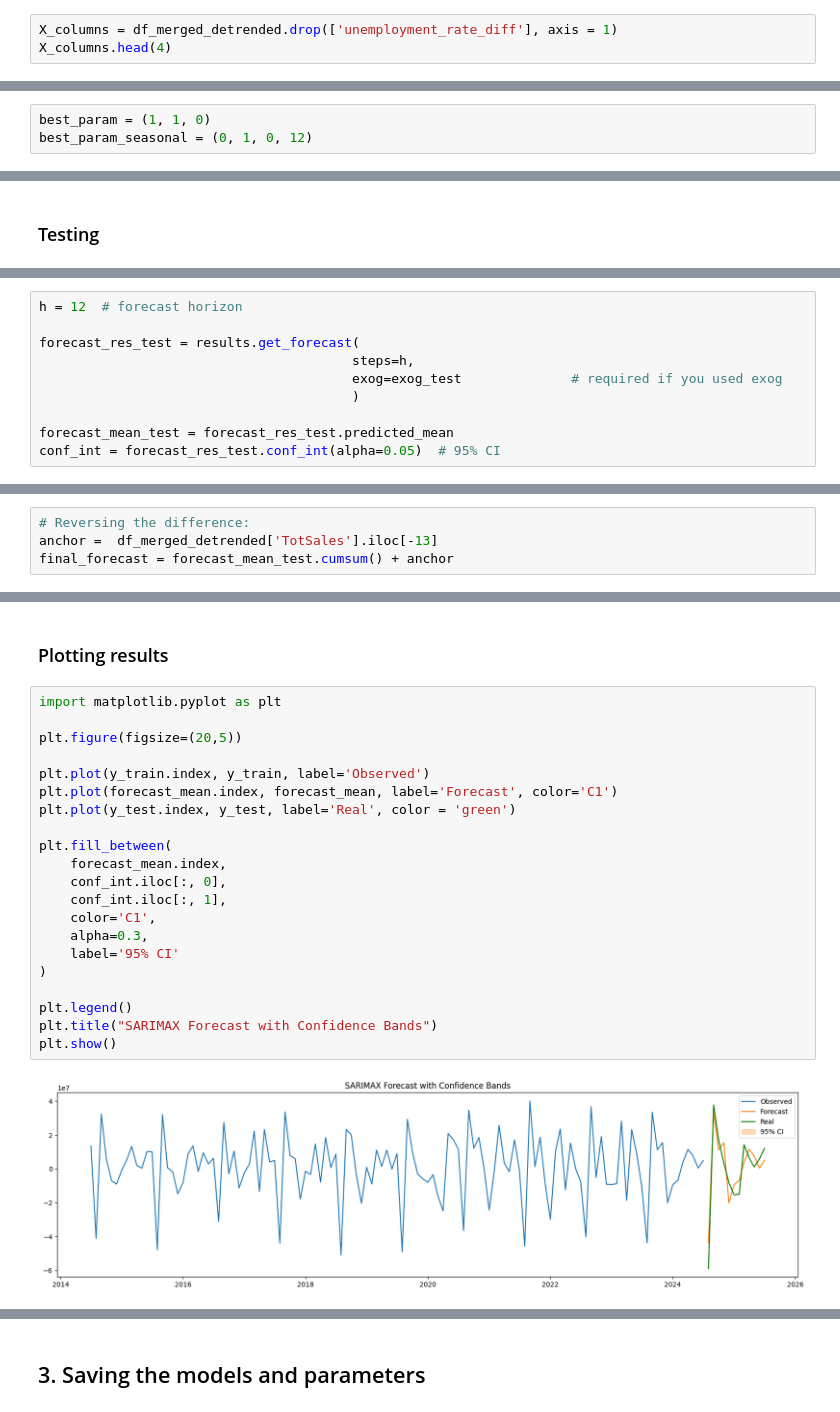
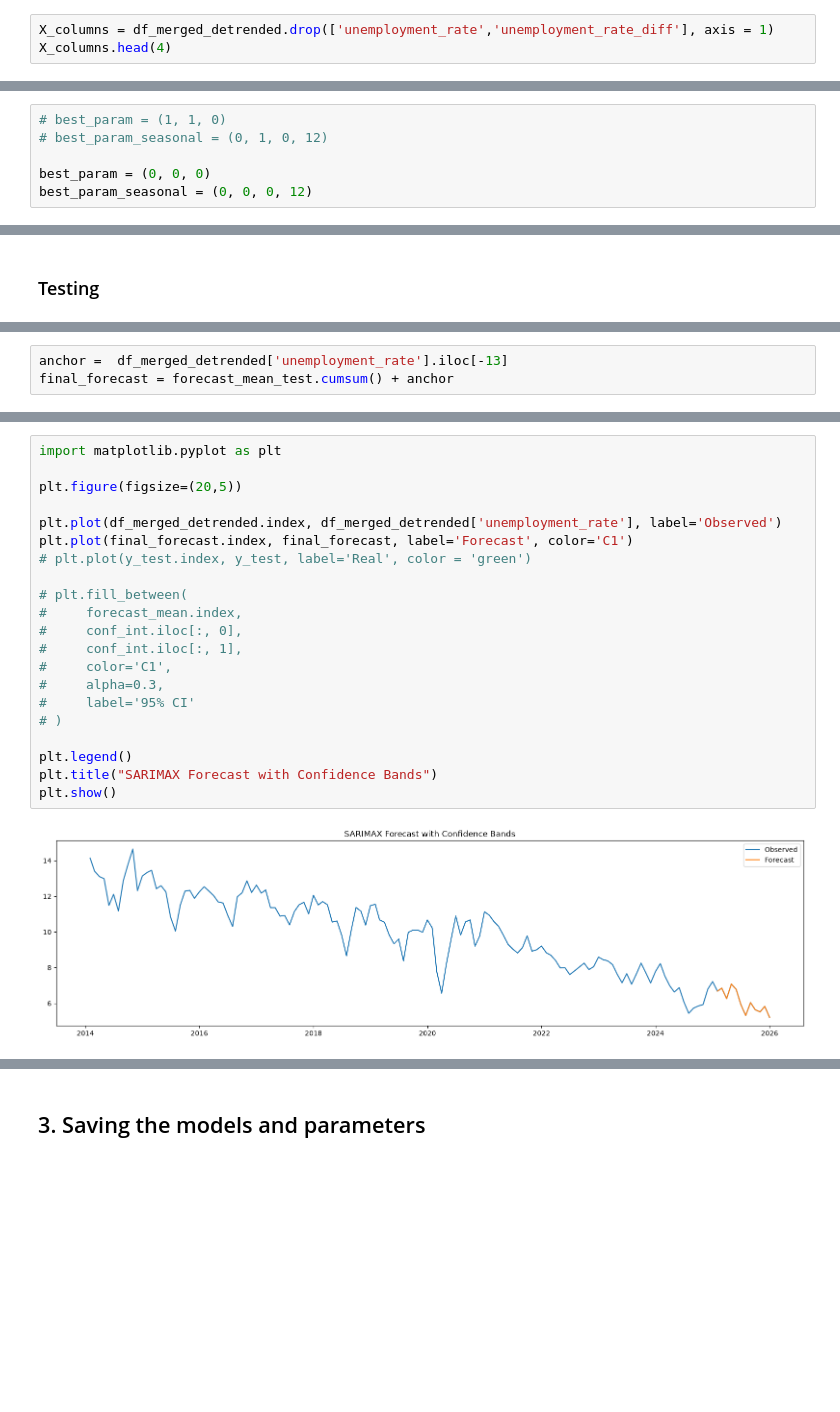
Before and after one commit to Francisscus/Employment_rate_predictor, a Jupyter notebook: 003_SARIMAX_baseline.ipynb, the cells around one changed output, grey strips where cells are left out. Drawn from its saved outputs; the diff is of its cells as text; blank space fills up the shorter version.

Commit message:
tryin a train-val-test wrkflow

```diff
--- a/003_SARIMAX_baseline.ipynb
+++ b/003_SARIMAX_baseline.ipynb
@@ -72,6 +62,6 @@ df_merged_detrended = df_merged_detrended[[ 'date','year', 'month',
                                             'unemployment_rate_diff'
                                             ]]
 # %%
-X_columns = df_merged_detrended.drop(['unemployment_rate_diff'], axis = 1)
+X_columns = df_merged_detrended.drop(['unemployment_rate','unemployment_rate_diff'], axis = 1)
 X_columns.head(4)
 # %% [output]
@@ -185,8 +159,11 @@ ARIMA(0, 0, 0)x(0, 0, 0, 12)12 - AIC:-2627.6847068049206
 # %% [markdown]
 ## 2. Model: SARIMAX
 # %%
-best_param = (1, 1, 0)
-best_param_seasonal = (0, 1, 0, 12)
+# best_param = (1, 1, 0)
+# best_param_seasonal = (0, 1, 0, 12)
+
+best_param = (0, 0, 0)
+best_param_seasonal = (0, 0, 0, 12)
 # %%
 model = SARIMAX(y_train,
                 exog=exog_train,
@@ -264,10 +329,0 @@ Name: TotSales_diff, dtype: float64
-# %%
-h = 12  # forecast horizon
-
-forecast_res_test = results.get_forecast(
-                                        steps=h,
-                                        exog=exog_test              # required if you used exog
-                                        )
-
-forecast_mean_test = forecast_res_test.predicted_mean
-conf_int = forecast_res_test.conf_int(alpha=0.05)  # 95% CI
@@ -276,4 +371,3 @@ y_original = df_merged_detrended['TotSales'].iloc[-13]
 # %%
-# Reversing the difference:
-anchor =  df_merged_detrended['TotSales'].iloc[-13]
+anchor =  df_merged_detrended['unemployment_rate'].iloc[-13]
 final_forecast = forecast_mean_test.cumsum() + anchor
@@ -374,25 +424,23 @@ MAPE test : 1.0104525622615528e-14
-# %% [markdown]
-### Plotting results
 # %%
 import matplotlib.pyplot as plt
 
 plt.figure(figsize=(20,5))
 
-plt.plot(y_train.index, y_train, label='Observed')
-plt.plot(forecast_mean.index, forecast_mean, label='Forecast', color='C1')
-plt.plot(y_test.index, y_test, label='Real', color = 'green')
+plt.plot(df_merged_detrended.index, df_merged_detrended['unemployment_rate'], label='Observed')
+plt.plot(final_forecast.index, final_forecast, label='Forecast', color='C1')
+# plt.plot(y_test.index, y_test, label='Real', color = 'green')
 
-plt.fill_between(
-    forecast_mean.index,
-    conf_int.iloc[:, 0],
-    conf_int.iloc[:, 1],
-    color='C1',
-    alpha=0.3,
-    label='95% CI'
-)
+# plt.fill_between(
+#     forecast_mean.index,
+#     conf_int.iloc[:, 0],
+#     conf_int.iloc[:, 1],
+#     color='C1',
+#     alpha=0.3,
+#     label='95% CI'
+# )
 
 plt.legend()
 plt.title("SARIMAX Forecast with Confidence Bands")
 plt.show()
 # %% [output]
-[figure, old version]
+[figure, new version]
```
Also changed, not shown: parts of 61 cells of this notebook, 3 other files.
